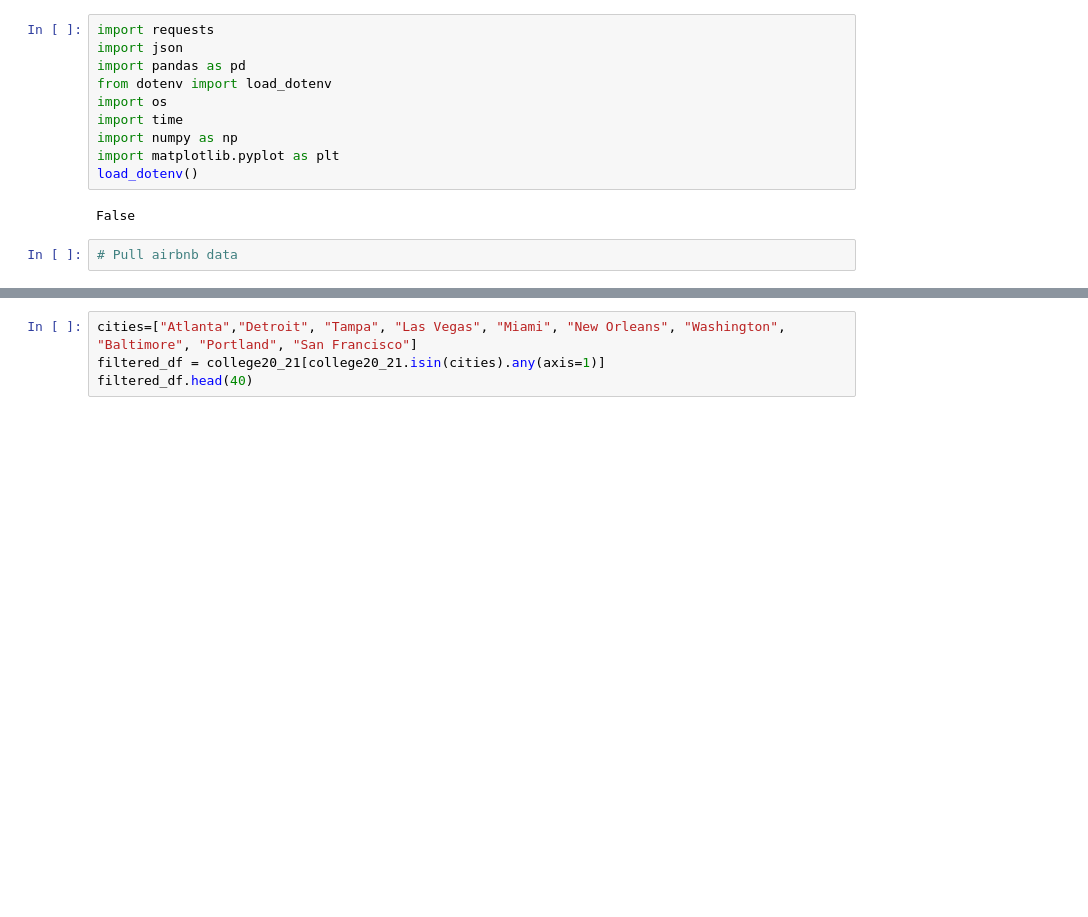
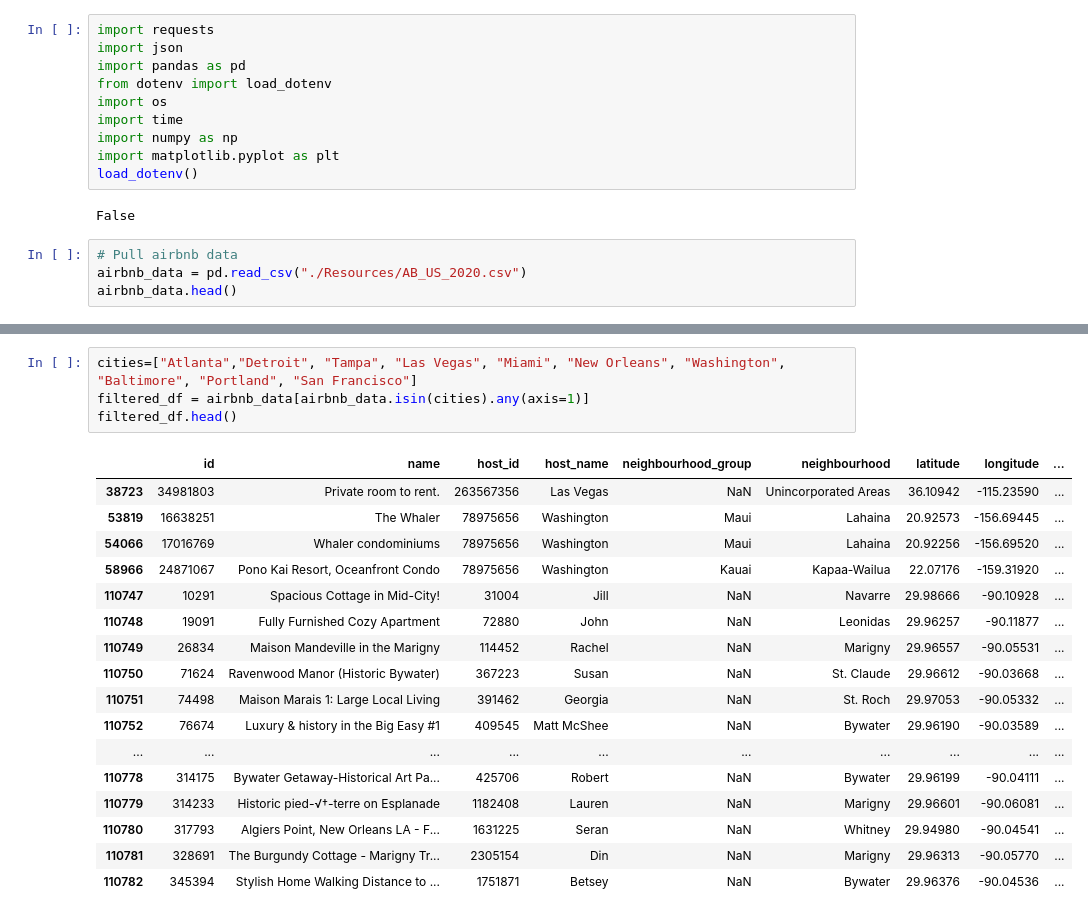
Before and after one commit to MWatkins87/Class_Project_Group_5, a Jupyter notebook: terry_hood.ipynb, the cells around one changed output, grey strips where cells are left out. Saved outputs shown, nothing was run; the diff lists cells and outputs as text; blank space fills up the shorter version.

Commit message:
Resources

```diff
--- a/terry_hood.ipynb
+++ b/terry_hood.ipynb
@@ -12,3 +12,5 @@ load_dotenv()
 False
 # %%
 # Pull airbnb data
+airbnb_data = pd.read_csv("./Resources/AB_US_2020.csv")
+airbnb_data.head()
@@ -15,7 +44,25 @@ False
 # %%
 cities=["Atlanta","Detroit", "Tampa", "Las Vegas", "Miami", "New Orleans", "Washington", "Baltimore", "Portland", "San Francisco"]
-filtered_df = college20_21[college20_21.isin(cities).any(axis=1)]
-filtered_df.head(40)
+filtered_df = airbnb_data[airbnb_data.isin(cities).any(axis=1)]
+filtered_df.head()
+# %% [output]
+|  | id | name | host_id | host_name | neighbourhood_group | neighbourhood | latitude | longitude | ... |
+| 38723 | 34981803 | Private room to rent. | 263567356 | Las Vegas | NaN | Unincorporated Areas | 36.10942 | -115.23590 | ... |
+| 53819 | 16638251 | The Whaler | 78975656 | Washington | Maui | Lahaina | 20.92573 | -156.69445 | ... |
+| 54066 | 17016769 | Whaler condominiums | 78975656 | Washington | Maui | Lahaina | 20.92256 | -156.69520 | ... |
+| 58966 | 24871067 | Pono Kai Resort, Oceanfront Condo | 78975656 | Washington | Kauai | Kapaa-Wailua | 22.07176 | -159.31920 | ... |
+| 110747 | 10291 | Spacious Cottage in Mid-City! | 31004 | Jill | NaN | Navarre | 29.98666 | -90.10928 | ... |
+| 110748 | 19091 | Fully Furnished Cozy Apartment | 72880 | John | NaN | Leonidas | 29.96257 | -90.11877 | ... |
+| 110749 | 26834 | Maison Mandeville in the Marigny | 114452 | Rachel | NaN | Marigny | 29.96557 | -90.05531 | ... |
+| 110750 | 71624 | Ravenwood Manor (Historic Bywater) | 367223 | Susan | NaN | St. Claude | 29.96612 | -90.03668 | ... |
+| 110751 | 74498 | Maison Marais 1: Large Local Living | 391462 | Georgia | NaN | St. Roch | 29.97053 | -90.05332 | ... |
+| 110752 | 76674 | Luxury & history in the Big Easy #1 | 409545 | Matt McShee | NaN | Bywater | 29.96190 | -90.03589 | ... |
+| ... | ... | ... | ... | ... | ... | ... | ... | ... | ... |
+| 110778 | 314175 | Bywater Getaway-Historical Art Pa... | 425706 | Robert | NaN | Bywater | 29.96199 | -90.04111 | ... |
+| 110779 | 314233 | Historic pied-√†-terre on Esplanade | 1182408 | Lauren | NaN | Marigny | 29.96601 | -90.06081 | ... |
+| 110780 | 317793 | Algiers Point, New Orleans LA - F... | 1631225 | Seran | NaN | Whitney | 29.94980 | -90.04541 | ... |
+| 110781 | 328691 | The Burgundy Cottage - Marigny Tr... | 2305154 | Din | NaN | Marigny | 29.96313 | -90.05770 | ... |
+| 110782 | 345394 | Stylish Home Walking Distance to ... | 1751871 | Betsey | NaN | Bywater | 29.96376 | -90.04536 | ... |
 # %%
 house_values_df = pd.read_csv("house_values_zillow.csv")
 hv_filtered = house_values_df[["RegionName", "StateName", "Metro","2012-01-31","2013-01-31","2014-01-31","2015-01-31","2016-01-31","2017-01-31","2018-01-31","2019-01-31","2020-01-31","2021-01-31","2022-01-31"]] #only the columns I want
```
Also changed, not shown: parts of 3 cells of this notebook, 1 other file.
